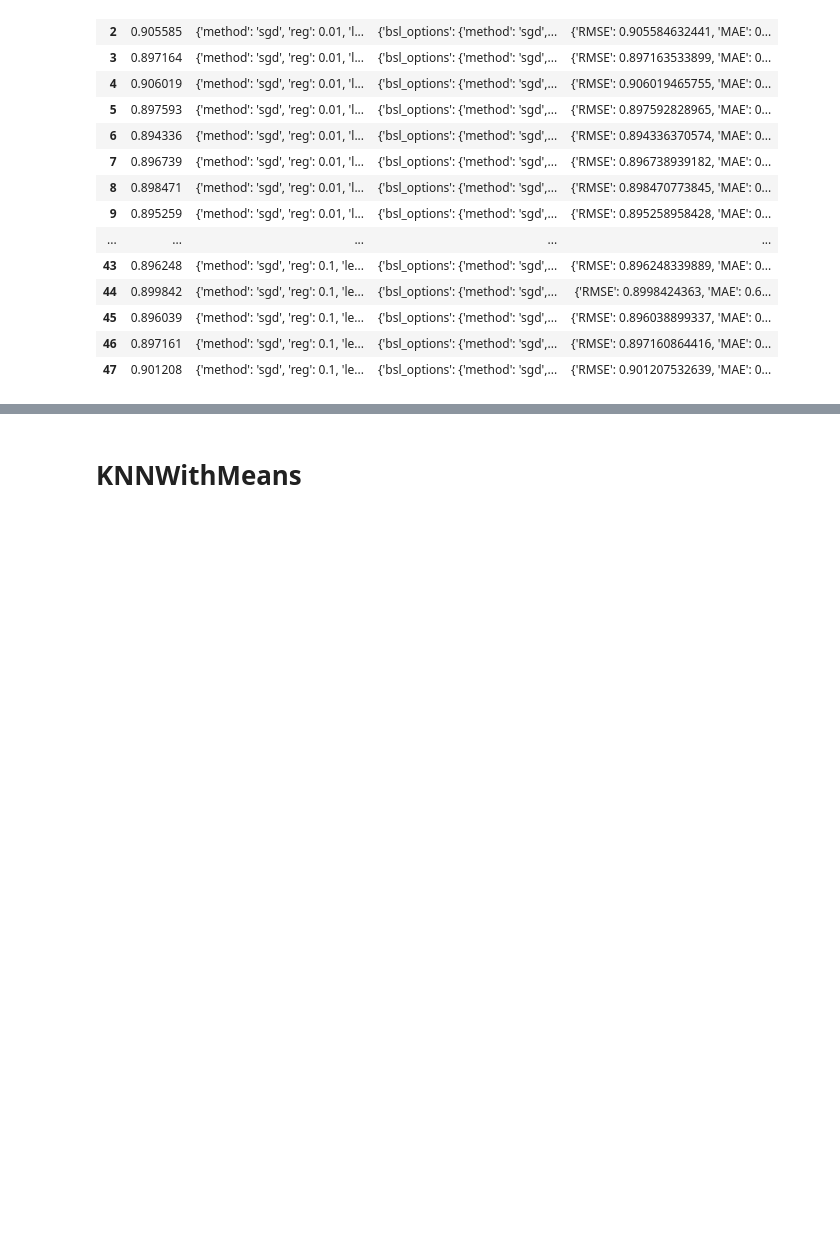
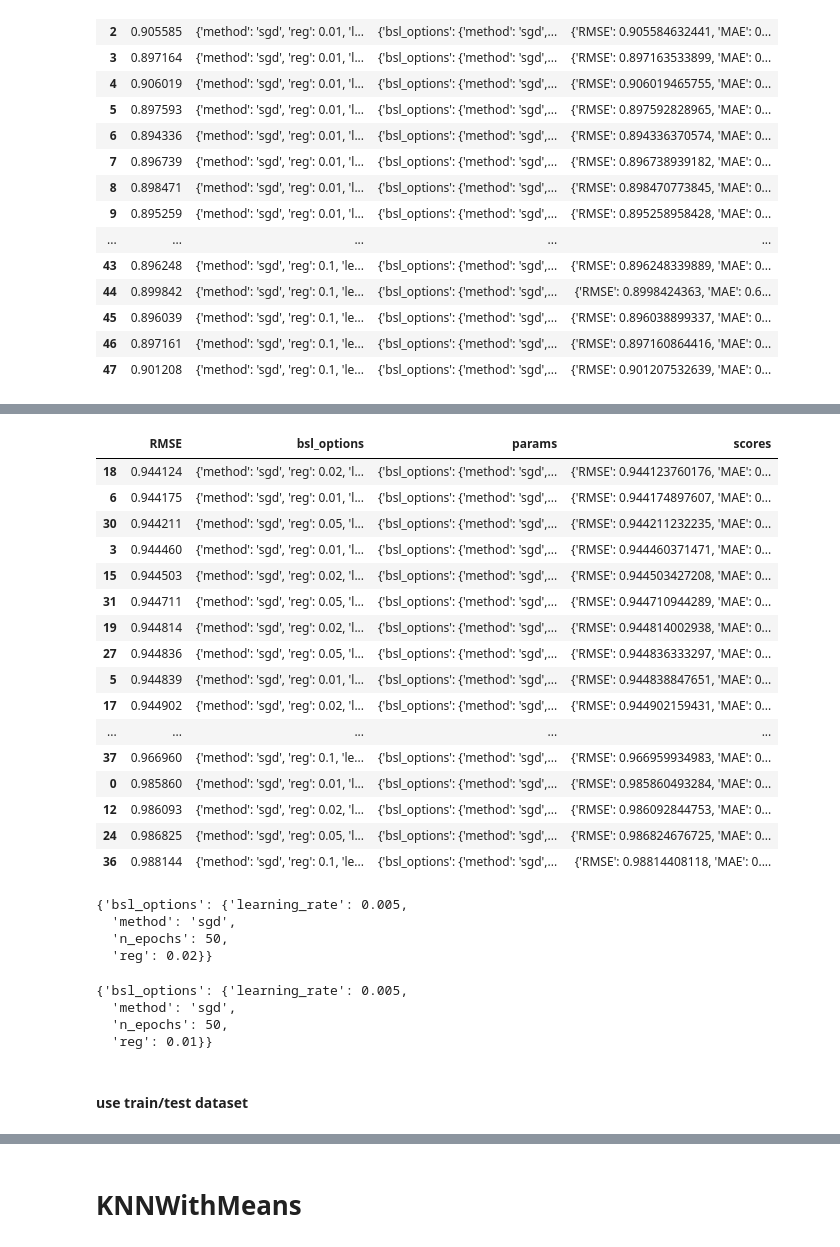
Before and after one commit to gmidhun95/recommender_system, a Jupyter notebook: project_part1/part1_chinwen.ipynb, the cells around one changed output, grey strips where cells are left out. Cells and saved outputs as stored; diff of their text form; code cells hidden in the pictures; blank space fills up the shorter version.

```diff
--- a/project_part1/part1_chinwen.ipynb
+++ b/project_part1/part1_chinwen.ipynb
@@ -267,0 +469,38 @@ result_df_bsl_sgd.to_csv('BaselineOnly_sgd.csv')
+# %%
+result_Xsgd = pd.DataFrame.from_dict(grid_search.cv_results)
+# %%
+result_Xsgd.sort_values(by='RMSE')
+# %% [output]
+|  | RMSE | bsl_options | params | scores |
+| 18 | 0.944124 | {'method': 'sgd', 'reg': 0.02, 'l... | {'bsl_options': {'method': 'sgd',... | {'RMSE': 0.944123760176, 'MAE': 0... |
+| 6 | 0.944175 | {'method': 'sgd', 'reg': 0.01, 'l... | {'bsl_options': {'method': 'sgd',... | {'RMSE': 0.944174897607, 'MAE': 0... |
+| 30 | 0.944211 | {'method': 'sgd', 'reg': 0.05, 'l... | {'bsl_options': {'method': 'sgd',... | {'RMSE': 0.944211232235, 'MAE': 0... |
+| 3 | 0.944460 | {'method': 'sgd', 'reg': 0.01, 'l... | {'bsl_options': {'method': 'sgd',... | {'RMSE': 0.944460371471, 'MAE': 0... |
+| 15 | 0.944503 | {'method': 'sgd', 'reg': 0.02, 'l... | {'bsl_options': {'method': 'sgd',... | {'RMSE': 0.944503427208, 'MAE': 0... |
+| 31 | 0.944711 | {'method': 'sgd', 'reg': 0.05, 'l... | {'bsl_options': {'method': 'sgd',... | {'RMSE': 0.944710944289, 'MAE': 0... |
+| 19 | 0.944814 | {'method': 'sgd', 'reg': 0.02, 'l... | {'bsl_options': {'method': 'sgd',... | {'RMSE': 0.944814002938, 'MAE': 0... |
+| 27 | 0.944836 | {'method': 'sgd', 'reg': 0.05, 'l... | {'bsl_options': {'method': 'sgd',... | {'RMSE': 0.944836333297, 'MAE': 0... |
+| 5 | 0.944839 | {'method': 'sgd', 'reg': 0.01, 'l... | {'bsl_options': {'method': 'sgd',... | {'RMSE': 0.944838847651, 'MAE': 0... |
+| 17 | 0.944902 | {'method': 'sgd', 'reg': 0.02, 'l... | {'bsl_options': {'method': 'sgd',... | {'RMSE': 0.944902159431, 'MAE': 0... |
+| ... | ... | ... | ... | ... |
+| 37 | 0.966960 | {'method': 'sgd', 'reg': 0.1, 'le... | {'bsl_options': {'method': 'sgd',... | {'RMSE': 0.966959934983, 'MAE': 0... |
+| 0 | 0.985860 | {'method': 'sgd', 'reg': 0.01, 'l... | {'bsl_options': {'method': 'sgd',... | {'RMSE': 0.985860493284, 'MAE': 0... |
+| 12 | 0.986093 | {'method': 'sgd', 'reg': 0.02, 'l... | {'bsl_options': {'method': 'sgd',... | {'RMSE': 0.986092844753, 'MAE': 0... |
+| 24 | 0.986825 | {'method': 'sgd', 'reg': 0.05, 'l... | {'bsl_options': {'method': 'sgd',... | {'RMSE': 0.986824676725, 'MAE': 0... |
+| 36 | 0.988144 | {'method': 'sgd', 'reg': 0.1, 'le... | {'bsl_options': {'method': 'sgd',... | {'RMSE': 0.98814408118, 'MAE': 0.... |
+# %%
+result_Xsgd.iloc[18]['params']
+# %% [output]
+{'bsl_options': {'learning_rate': 0.005,
+  'method': 'sgd',
+  'n_epochs': 50,
+  'reg': 0.02}}
+# %%
+result_Xsgd.iloc[6]['params']
+# %% [output]
+{'bsl_options': {'learning_rate': 0.005,
+  'method': 'sgd',
+  'n_epochs': 50,
+  'reg': 0.01}}
+# %% [markdown]
+#### use train/test dataset
```
Also changed, not shown: parts of 37 cells of this notebook.
